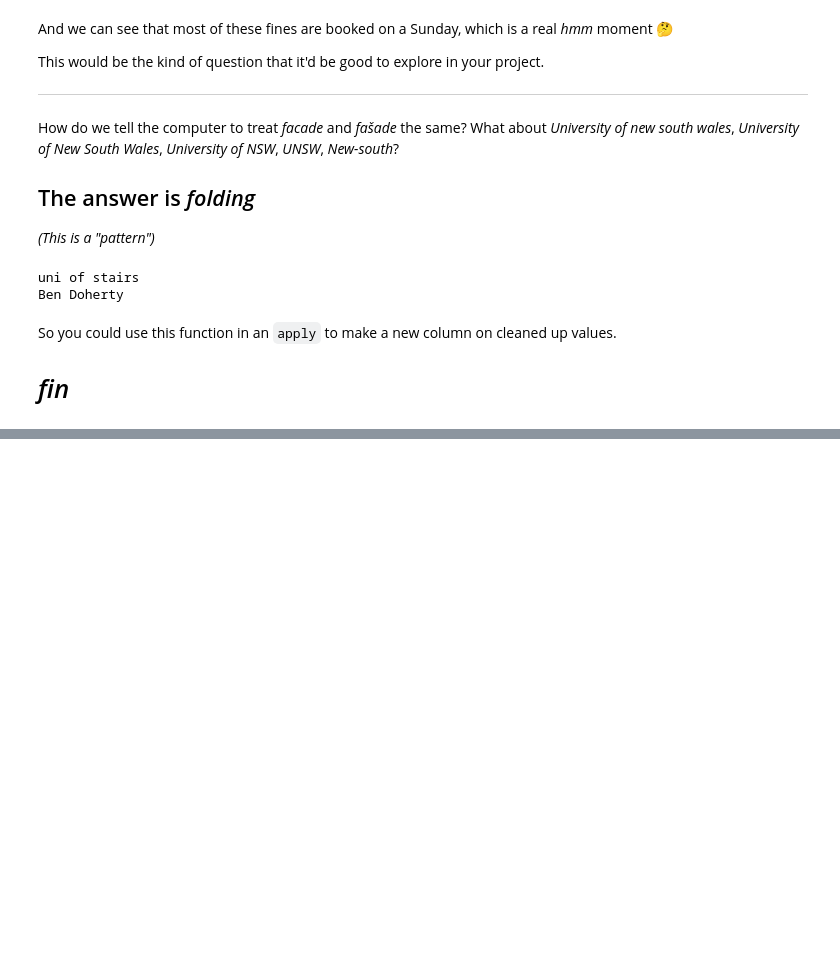
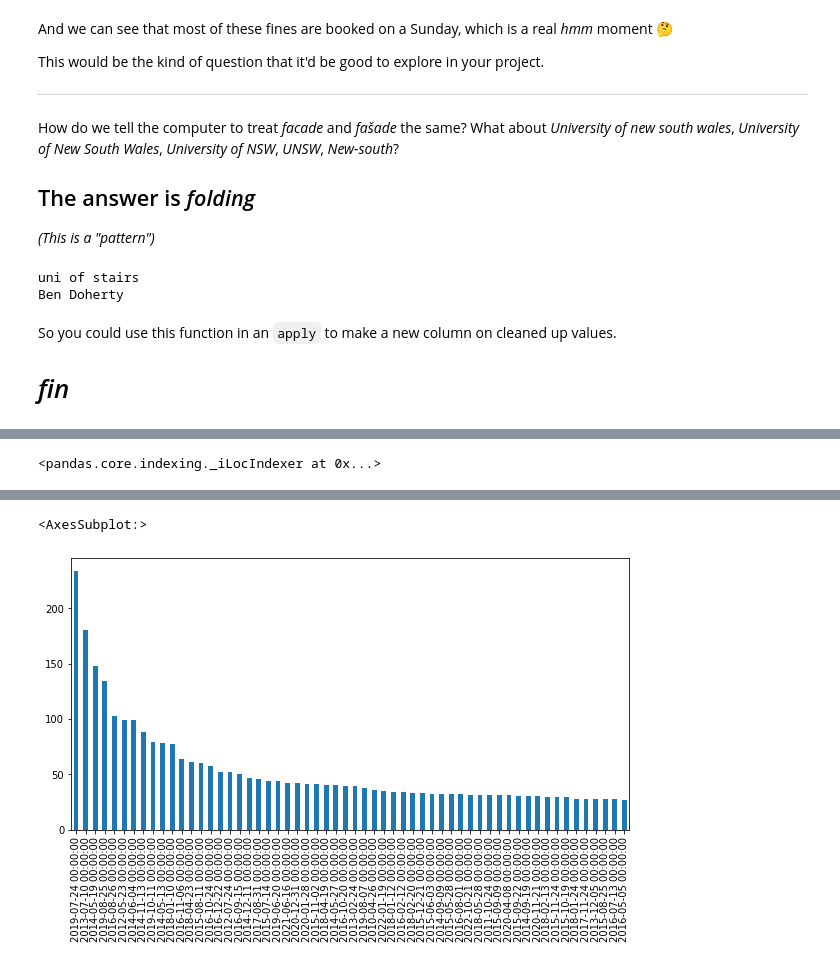
Before and after one commit to oliviajxiao/data_project, a Jupyter notebook: my_data_project.ipynb, the cells around one changed output, grey strips where cells are left out. Cells and saved outputs as stored; diff of their text form; code cells hidden in the pictures; blank space fills up the shorter version.

```diff
--- a/my_data_project.ipynb
+++ b/my_data_project.ipynb
@@ -707,0 +753,15 @@ So you could use this function in an `apply` to make a new column on cleaned up
+# %%
+madecomfy = listings_data.iloc(0)
+madecomfy
+# why is iloc not working for me
+# %% [output]
+<pandas.core.indexing._iLocIndexer at 0x...>
+# %%
+first_date = listings_data.host_since.min()
+last_date = listings_data.host_since.max()
+print(first_date,last_date)
+
+hsc = listings_data["host_since"].value_counts()
+
+hsc[hsc > 26].plot(kind = "bar")
+# %% [output]
@@ -707,0 +769,2 @@ So you could use this function in an `apply` to make a new column on cleaned up
+<AxesSubplot:>
+[figure, added]
```
Also changed, not shown: parts of 37 cells of this notebook, 1 other file.
